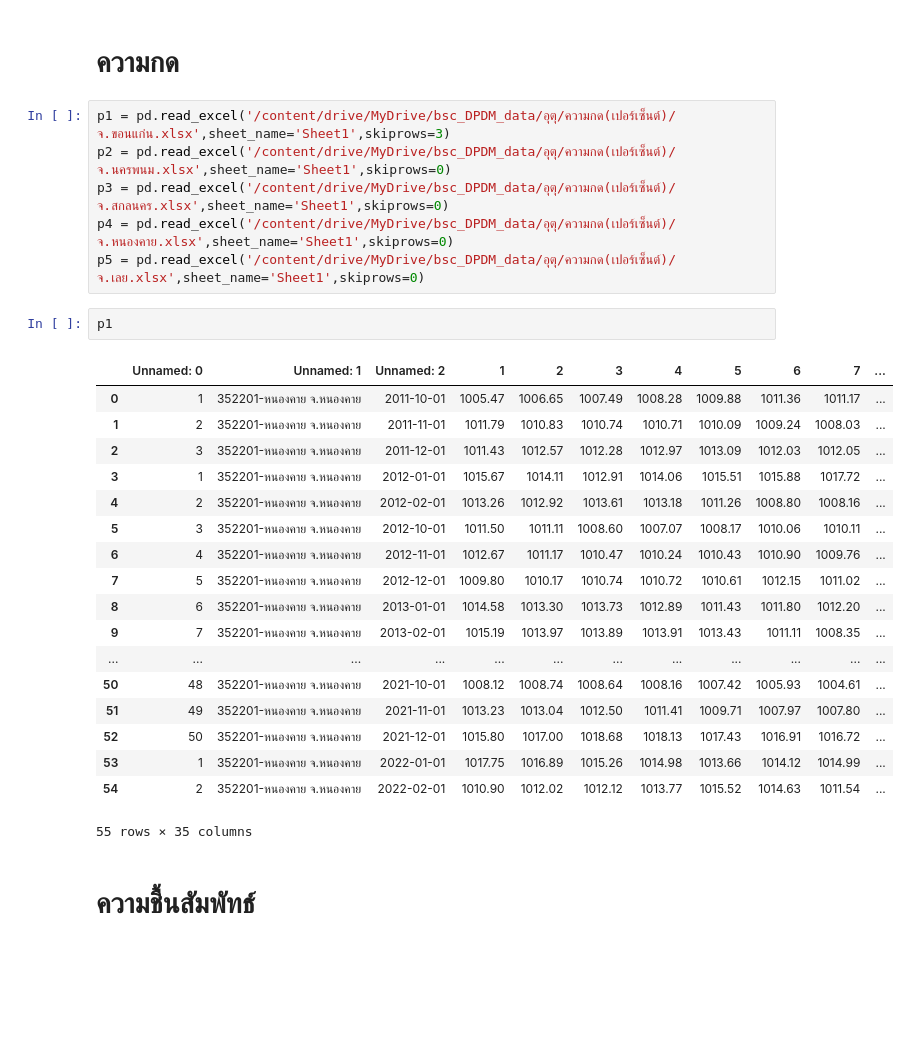
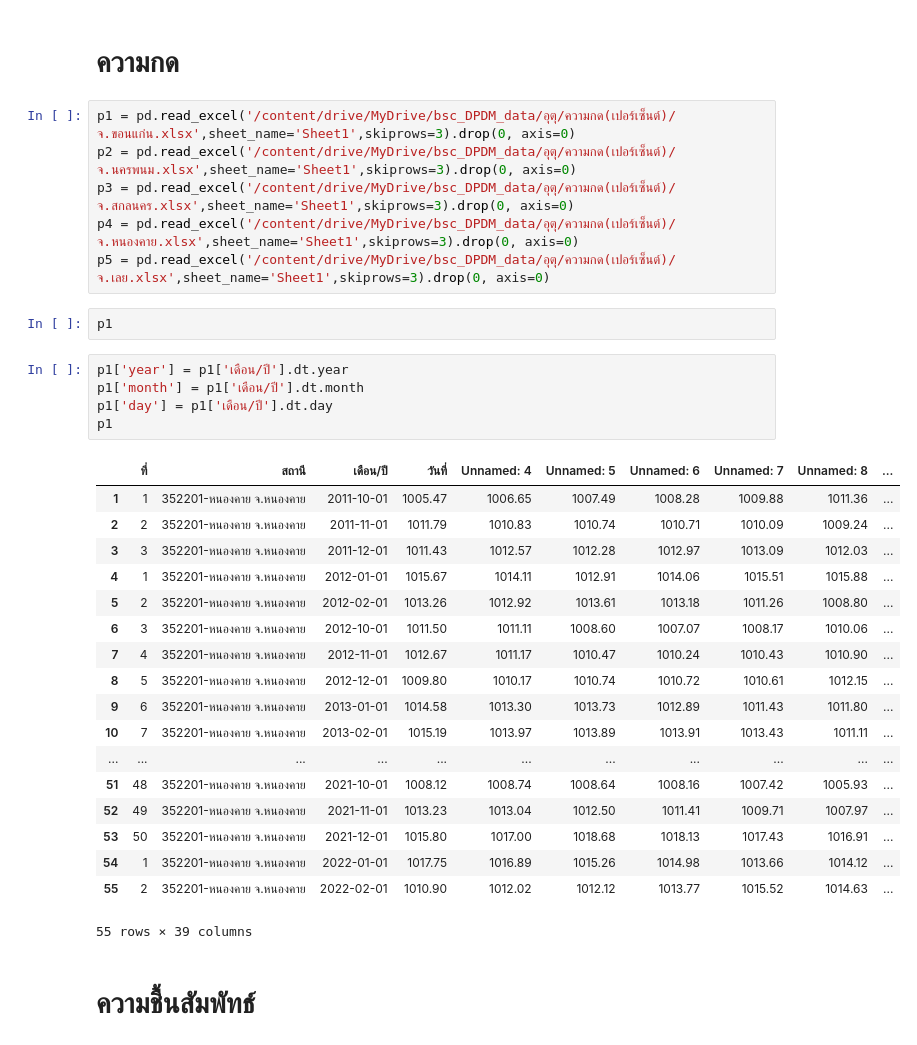
Before and after one commit to Suriya6744/bsc_dpdm22, a Jupyter notebook: Quiz_Group_5_20_of_Midterm.ipynb, the cells around one changed output. Saved outputs shown, nothing was run; the diff lists cells and outputs as text; blank space fills up the shorter version.

```diff
--- a/Quiz_Group_5_20_of_Midterm.ipynb
+++ b/Quiz_Group_5_20_of_Midterm.ipynb
@@ -16,32 +16,37 @@ import pandas as pd
 # %% [markdown]
 # ความกด
 # %%
-p1 = pd.read_excel('/content/drive/MyDrive/bsc_DPDM_data/อุตุ/ความกด(เปอร์เซ็นต์)/จ.ขอนแก่น.xlsx',sheet_name='Sheet1',skiprows=3)
-p2 = pd.read_excel('/content/drive/MyDrive/bsc_DPDM_data/อุตุ/ความกด(เปอร์เซ็นต์)/จ.นครพนม.xlsx',sheet_name='Sheet1',skiprows=0)
-p3 = pd.read_excel('/content/drive/MyDrive/bsc_DPDM_data/อุตุ/ความกด(เปอร์เซ็นต์)/จ.สกลนคร.xlsx',sheet_name='Sheet1',skiprows=0)
-p4 = pd.read_excel('/content/drive/MyDrive/bsc_DPDM_data/อุตุ/ความกด(เปอร์เซ็นต์)/จ.หนองคาย.xlsx',sheet_name='Sheet1',skiprows=0)
-p5 = pd.read_excel('/content/drive/MyDrive/bsc_DPDM_data/อุตุ/ความกด(เปอร์เซ็นต์)/จ.เลย.xlsx',sheet_name='Sheet1',skiprows=0)
+p1 = pd.read_excel('/content/drive/MyDrive/bsc_DPDM_data/อุตุ/ความกด(เปอร์เซ็นต์)/จ.ขอนแก่น.xlsx',sheet_name='Sheet1',skiprows=3).drop(0, axis=0)
+p2 = pd.read_excel('/content/drive/MyDrive/bsc_DPDM_data/อุตุ/ความกด(เปอร์เซ็นต์)/จ.นครพนม.xlsx',sheet_name='Sheet1',skiprows=3).drop(0, axis=0)
+p3 = pd.read_excel('/content/drive/MyDrive/bsc_DPDM_data/อุตุ/ความกด(เปอร์เซ็นต์)/จ.สกลนคร.xlsx',sheet_name='Sheet1',skiprows=3).drop(0, axis=0)
+p4 = pd.read_excel('/content/drive/MyDrive/bsc_DPDM_data/อุตุ/ความกด(เปอร์เซ็นต์)/จ.หนองคาย.xlsx',sheet_name='Sheet1',skiprows=3).drop(0, axis=0)
+p5 = pd.read_excel('/content/drive/MyDrive/bsc_DPDM_data/อุตุ/ความกด(เปอร์เซ็นต์)/จ.เลย.xlsx',sheet_name='Sheet1',skiprows=3).drop(0, axis=0)
 # %%
 p1
-# %% [output]
-|  | Unnamed: 0 | Unnamed: 1 | Unnamed: 2 | 1 | 2 | 3 | 4 | 5 | 6 | 7 | ... |
-| 0 | 1 | 352201-หนองคาย จ.หนองคาย | 2011-10-01 | 1005.47 | 1006.65 | 1007.49 | 1008.28 | 1009.88 | 1011.36 | 1011.17 | ... |
-| 1 | 2 | 352201-หนองคาย จ.หนองคาย | 2011-11-01 | 1011.79 | 1010.83 | 1010.74 | 1010.71 | 1010.09 | 1009.24 | 1008.03 | ... |
-| 2 | 3 | 352201-หนองคาย จ.หนองคาย | 2011-12-01 | 1011.43 | 1012.57 | 1012.28 | 1012.97 | 1013.09 | 1012.03 | 1012.05 | ... |
-| 3 | 1 | 352201-หนองคาย จ.หนองคาย | 2012-01-01 | 1015.67 | 1014.11 | 1012.91 | 1014.06 | 1015.51 | 1015.88 | 1017.72 | ... |
-| 4 | 2 | 352201-หนองคาย จ.หนองคาย | 2012-02-01 | 1013.26 | 1012.92 | 1013.61 | 1013.18 | 1011.26 | 1008.80 | 1008.16 | ... |
-| 5 | 3 | 352201-หนองคาย จ.หนองคาย | 2012-10-01 | 1011.50 | 1011.11 | 1008.60 | 1007.07 | 1008.17 | 1010.06 | 1010.11 | ... |
-| 6 | 4 | 352201-หนองคาย จ.หนองคาย | 2012-11-01 | 1012.67 | 1011.17 | 1010.47 | 1010.24 | 1010.43 | 1010.90 | 1009.76 | ... |
-| 7 | 5 | 352201-หนองคาย จ.หนองคาย | 2012-12-01 | 1009.80 | 1010.17 | 1010.74 | 1010.72 | 1010.61 | 1012.15 | 1011.02 | ... |
-| 8 | 6 | 352201-หนองคาย จ.หนองคาย | 2013-01-01 | 1014.58 | 1013.30 | 1013.73 | 1012.89 | 1011.43 | 1011.80 | 1012.20 | ... |
-| 9 | 7 | 352201-หนองคาย จ.หนองคาย | 2013-02-01 | 1015.19 | 1013.97 | 1013.89 | 1013.91 | 1013.43 | 1011.11 | 1008.35 | ... |
-| ... | ... | ... | ... | ... | ... | ... | ... | ... | ... | ... | ... |
-| 50 | 48 | 352201-หนองคาย จ.หนองคาย | 2021-10-01 | 1008.12 | 1008.74 | 1008.64 | 1008.16 | 1007.42 | 1005.93 | 1004.61 | ... |
-| 51 | 49 | 352201-หนองคาย จ.หนองคาย | 2021-11-01 | 1013.23 | 1013.04 | 1012.50 | 1011.41 | 1009.71 | 1007.97 | 1007.80 | ... |
-| 52 | 50 | 352201-หนองคาย จ.หนองคาย | 2021-12-01 | 1015.80 | 1017.00 | 1018.68 | 1018.13 | 1017.43 | 1016.91 | 1016.72 | ... |
-| 53 | 1 | 352201-หนองคาย จ.หนองคาย | 2022-01-01 | 1017.75 | 1016.89 | 1015.26 | 1014.98 | 1013.66 | 1014.12 | 1014.99 | ... |
-| 54 | 2 | 352201-หนองคาย จ.หนองคาย | 2022-02-01 | 1010.90 | 1012.02 | 1012.12 | 1013.77 | 1015.52 | 1014.63 | 1011.54 | ... |
-55 rows × 35 columns
+# %%
+p1['year'] = p1['เดือน/ปี'].dt.year
+p1['month'] = p1['เดือน/ปี'].dt.month
+p1['day'] = p1['เดือน/ปี'].dt.day
+p1
+# %% [output]
+|  | ที่ | สถานี | เดือน/ปี | วันที่ | Unnamed: 4 | Unnamed: 5 | Unnamed: 6 | Unnamed: 7 | Unnamed: 8 | ... |
+| 1 | 1 | 352201-หนองคาย จ.หนองคาย | 2011-10-01 | 1005.47 | 1006.65 | 1007.49 | 1008.28 | 1009.88 | 1011.36 | ... |
+| 2 | 2 | 352201-หนองคาย จ.หนองคาย | 2011-11-01 | 1011.79 | 1010.83 | 1010.74 | 1010.71 | 1010.09 | 1009.24 | ... |
+| 3 | 3 | 352201-หนองคาย จ.หนองคาย | 2011-12-01 | 1011.43 | 1012.57 | 1012.28 | 1012.97 | 1013.09 | 1012.03 | ... |
+| 4 | 1 | 352201-หนองคาย จ.หนองคาย | 2012-01-01 | 1015.67 | 1014.11 | 1012.91 | 1014.06 | 1015.51 | 1015.88 | ... |
+| 5 | 2 | 352201-หนองคาย จ.หนองคาย | 2012-02-01 | 1013.26 | 1012.92 | 1013.61 | 1013.18 | 1011.26 | 1008.80 | ... |
+| 6 | 3 | 352201-หนองคาย จ.หนองคาย | 2012-10-01 | 1011.50 | 1011.11 | 1008.60 | 1007.07 | 1008.17 | 1010.06 | ... |
+| 7 | 4 | 352201-หนองคาย จ.หนองคาย | 2012-11-01 | 1012.67 | 1011.17 | 1010.47 | 1010.24 | 1010.43 | 1010.90 | ... |
+| 8 | 5 | 352201-หนองคาย จ.หนองคาย | 2012-12-01 | 1009.80 | 1010.17 | 1010.74 | 1010.72 | 1010.61 | 1012.15 | ... |
+| 9 | 6 | 352201-หนองคาย จ.หนองคาย | 2013-01-01 | 1014.58 | 1013.30 | 1013.73 | 1012.89 | 1011.43 | 1011.80 | ... |
+| 10 | 7 | 352201-หนองคาย จ.หนองคาย | 2013-02-01 | 1015.19 | 1013.97 | 1013.89 | 1013.91 | 1013.43 | 1011.11 | ... |
+| ... | ... | ... | ... | ... | ... | ... | ... | ... | ... | ... |
+| 51 | 48 | 352201-หนองคาย จ.หนองคาย | 2021-10-01 | 1008.12 | 1008.74 | 1008.64 | 1008.16 | 1007.42 | 1005.93 | ... |
+| 52 | 49 | 352201-หนองคาย จ.หนองคาย | 2021-11-01 | 1013.23 | 1013.04 | 1012.50 | 1011.41 | 1009.71 | 1007.97 | ... |
+| 53 | 50 | 352201-หนองคาย จ.หนองคาย | 2021-12-01 | 1015.80 | 1017.00 | 1018.68 | 1018.13 | 1017.43 | 1016.91 | ... |
+| 54 | 1 | 352201-หนองคาย จ.หนองคาย | 2022-01-01 | 1017.75 | 1016.89 | 1015.26 | 1014.98 | 1013.66 | 1014.12 | ... |
+| 55 | 2 | 352201-หนองคาย จ.หนองคาย | 2022-02-01 | 1010.90 | 1012.02 | 1012.12 | 1013.77 | 1015.52 | 1014.63 | ... |
+55 rows × 39 columns
 # %% [markdown]
 # ความชื้นสัมพัทธ์
 # %%
```
Also changed, not shown: parts of 1 cell of this notebook.
